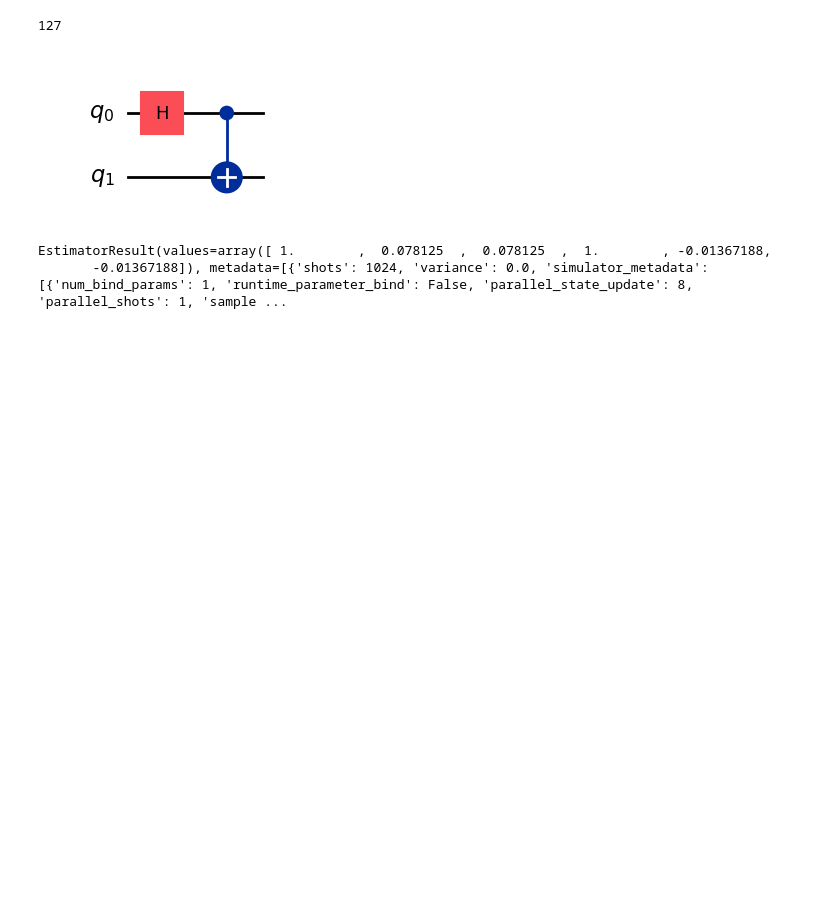
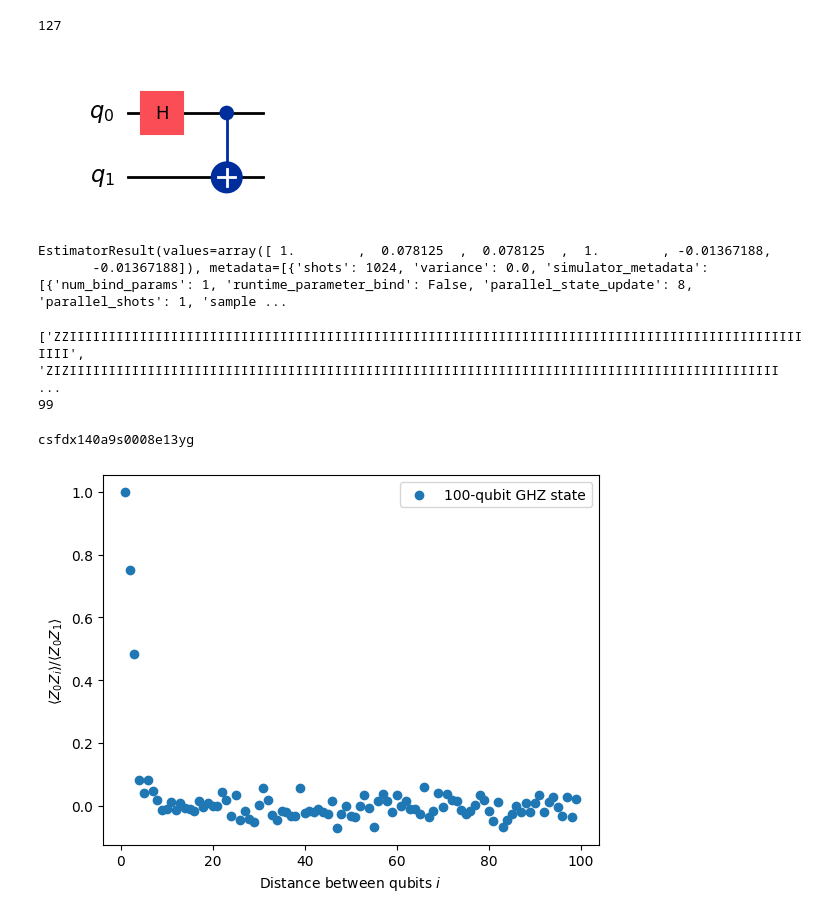
Before and after one commit to tanvirulz/qiskit-project1, a Jupyter notebook: helloQiskit.ipynb, the cells around one changed output. Cells and saved outputs as stored; diff of their text form; code cells hidden in the pictures; blank space fills up the shorter version.

Commit message:
Entanglement measurement results on 100 qubit GHZ state

```diff
--- a/helloQiskit.ipynb
+++ b/helloQiskit.ipynb
@@ -53,3 +53,25 @@ job.result()
 # %% [output]
 EstimatorResult(values=array([ 1.        ,  0.078125  ,  0.078125  ,  1.        , -0.01367188,
        -0.01367188]), metadata=[{'shots': 1024, 'variance': 0.0, 'simulator_metadata': [{'num_bind_params': 1, 'runtime_parameter_bind': False, 'parallel_state_update': 8, 'parallel_shots': 1, 'sample ...
+# %%
+def get_qc_for_n_qubit_GHZ_state(n):
+    qc = QuantumCircuit(n)
+    qc.h(0)
+    for i in range(n-1):
+        qc.cx(i,i+1)
+    return qc
+
+n = 100
+qc = get_qc_for_n_qubit_GHZ_state(n)
+#qc.draw(output='mpl')
+# %%
+from qiskit.quantum_info import SparsePauliOp
+
+operator_strings = ['Z'+'I'*i+'Z'+'I'*(n-2-i) for i in range(n-1)]
+print(operator_strings)
+print(len(operator_strings))
+
+operators = [SparsePauliOp(op_str) for op_str in operator_strings]
+# %% [output]
+['ZZIIIIIIIIIIIIIIIIIIIIIIIIIIIIIIIIIIIIIIIIIIIIIIIIIIIIIIIIIIIIIIIIIIIIIIIIIIIIIIIIIIIIIIIIIIIIIIIIII', 'ZIZIIIIIIIIIIIIIIIIIIIIIIIIIIIIIIIIIIIIIIIIIIIIIIIIIIIIIIIIIIIIIIIIIIIIIIIIIIIIIIIIIIIIIIIIIII ...
+99
@@ -55,0 +89,38 @@ EstimatorResult(values=array([ 1.        ,  0.078125  ,  0.078125  ,  1.
+# %%
+#Execute on the backend
+
+from qiskit_ibm_runtime import EstimatorV2 as Estimator
+from qiskit_ibm_runtime import EstimatorOptions
+
+options = EstimatorOptions()
+options.resilience_level = 1
+options.optimization_level = 0
+options.dynamical_decoupling.enable = True
+options.dynamical_decoupling.sequence_type = "XY4"
+
+estimator = Estimator(backend, options=options)
+
+job = estimator.run([(qc_transpiled, operators_transpiled_list)])
+job_id = job.job_id()
+print(job_id)
+# %% [output]
+csfdx140a9s0008e13yg
+# %%
+job_id = 'csfdx140a9s0008e13yg'
+service = QiskitRuntimeService()
+job = service.job(job_id)
+# %%
+import matplotlib.pyplot as plt
+
+data = list(range(1, len(operators)+1))
+result = job.result()[0]
+values = result.data.evs
+values = [v / values[0] for v in values]
+
+plt.scatter(data, values, marker='o', label='100-qubit GHZ state')
+plt.xlabel('Distance between qubits $i$')
+plt.ylabel(r'$\langle Z_0 Z_i \rangle / \langle Z_0 Z_1 \rangle$')
+plt.legend()
+plt.show()
+# %% [output]
+[figure, added]
```
Also changed, not shown: parts of 2 cells of this notebook.
